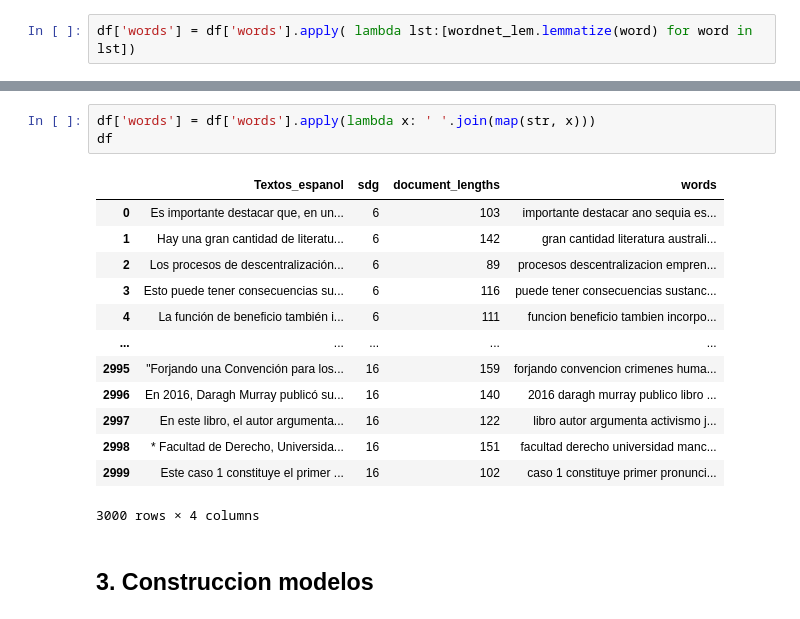
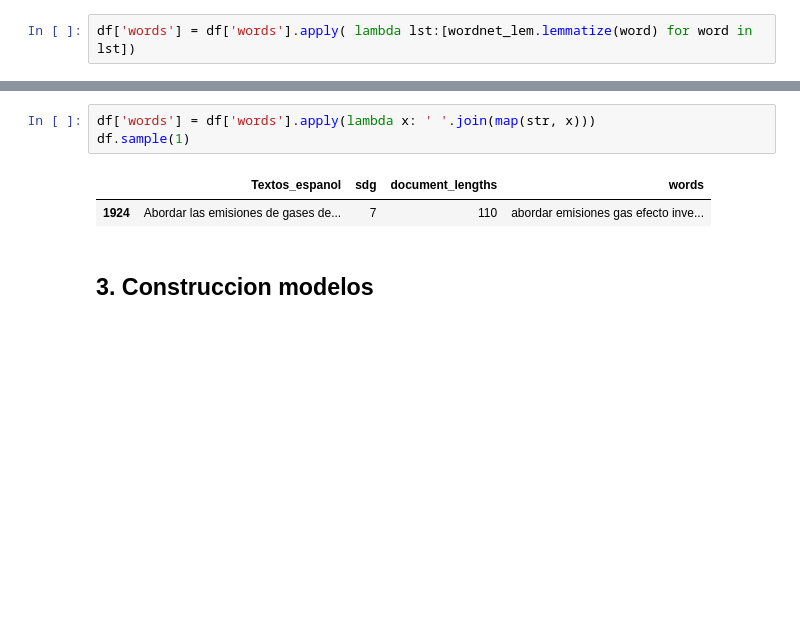
Before and after one commit to montejs3/ProyectoBI, a Jupyter notebook: modeloODS.ipynb, the cells around one changed output, grey strips where cells are left out. Drawn from its saved outputs; the diff is of its cells as text; blank space fills up the shorter version.

```diff
--- a/modeloODS.ipynb
+++ b/modeloODS.ipynb
@@ -258,20 +262,9 @@ df.sample(5)
 # %%
 df['words'] = df['words'].apply(lambda x: ' '.join(map(str, x)))
-df
+df.sample(1)
 # %% [output]
 |  | Textos_espanol | sdg | document_lengths | words |
-| 0 | Es importante destacar que, en un... | 6 | 103 | importante destacar ano sequia es... |
-| 1 | Hay una gran cantidad de literatu... | 6 | 142 | gran cantidad literatura australi... |
-| 2 | Los procesos de descentralización... | 6 | 89 | procesos descentralizacion empren... |
-| 3 | Esto puede tener consecuencias su... | 6 | 116 | puede tener consecuencias sustanc... |
-| 4 | La función de beneficio también i... | 6 | 111 | funcion beneficio tambien incorpo... |
-| ... | ... | ... | ... | ... |
-| 2995 | "Forjando una Convención para los... | 16 | 159 | forjando convencion crimenes huma... |
-| 2996 | En 2016, Daragh Murray publicó su... | 16 | 140 | 2016 daragh murray publico libro ... |
-| 2997 | En este libro, el autor argumenta... | 16 | 122 | libro autor argumenta activismo j... |
-| 2998 | * Facultad de Derecho, Universida... | 16 | 151 | facultad derecho universidad manc... |
-| 2999 | Este caso 1 constituye el primer ... | 16 | 102 | caso 1 constituye primer pronunci... |
+| 1924 | Abordar las emisiones de gases de... | 7 | 110 | abordar emisiones gas efecto inve... |
-3000 rows × 4 columns
 # %% [markdown]
 ## 3. Construccion modelos
 # %% [markdown]
```
Also changed, not shown: parts of 10 cells of this notebook.
